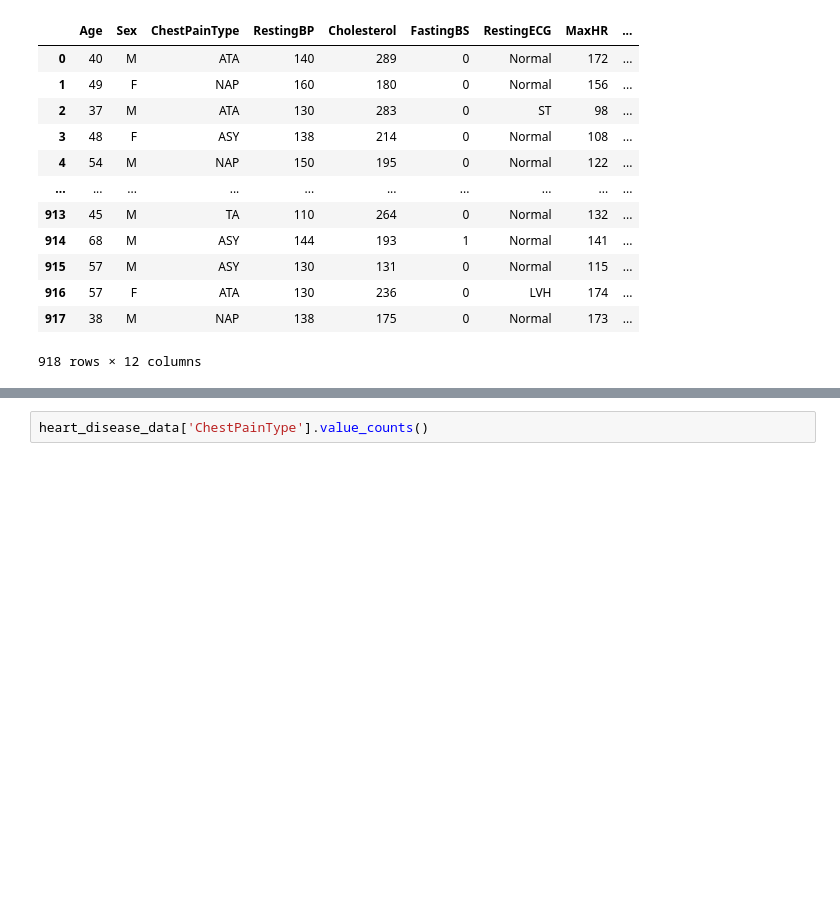
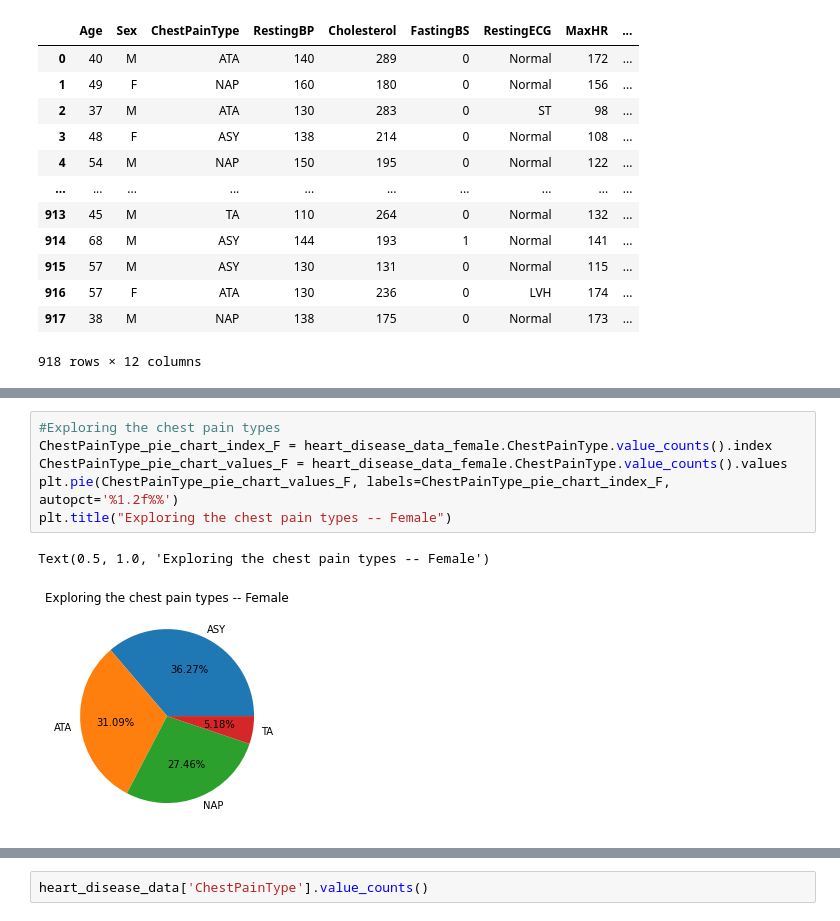
Before and after one commit to nickjaycarr88/heart_disease_prediction_machine_learning, a Jupyter notebook: heart2.ipynb, the cells around one changed output, grey strips where cells are left out. Drawn from its saved outputs; the diff is of its cells as text; blank space fills up the shorter version.

```diff
--- a/heart2.ipynb
+++ b/heart2.ipynb
@@ -81,0 +135,9 @@ dtype: int64
+# %%
+#Exploring the chest pain types
+ChestPainType_pie_chart_index_F = heart_disease_data_female.ChestPainType.value_counts().index
+ChestPainType_pie_chart_values_F = heart_disease_data_female.ChestPainType.value_counts().values
+plt.pie(ChestPainType_pie_chart_values_F, labels=ChestPainType_pie_chart_index_F, autopct='%1.2f%%')
+plt.title("Exploring the chest pain types -- Female")
+# %% [output]
+Text(0.5, 1.0, 'Exploring the chest pain types -- Female')
+[figure, added]
```
Also changed, not shown: parts of 18 cells of this notebook, 6 other files.
